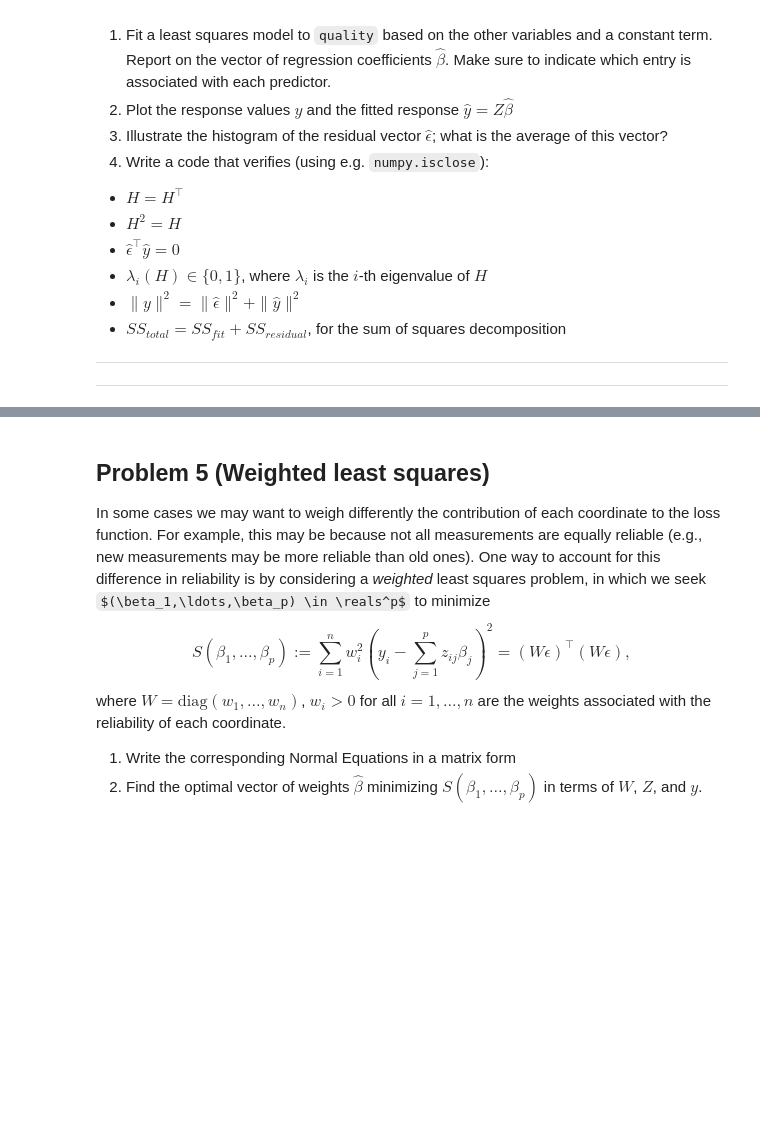
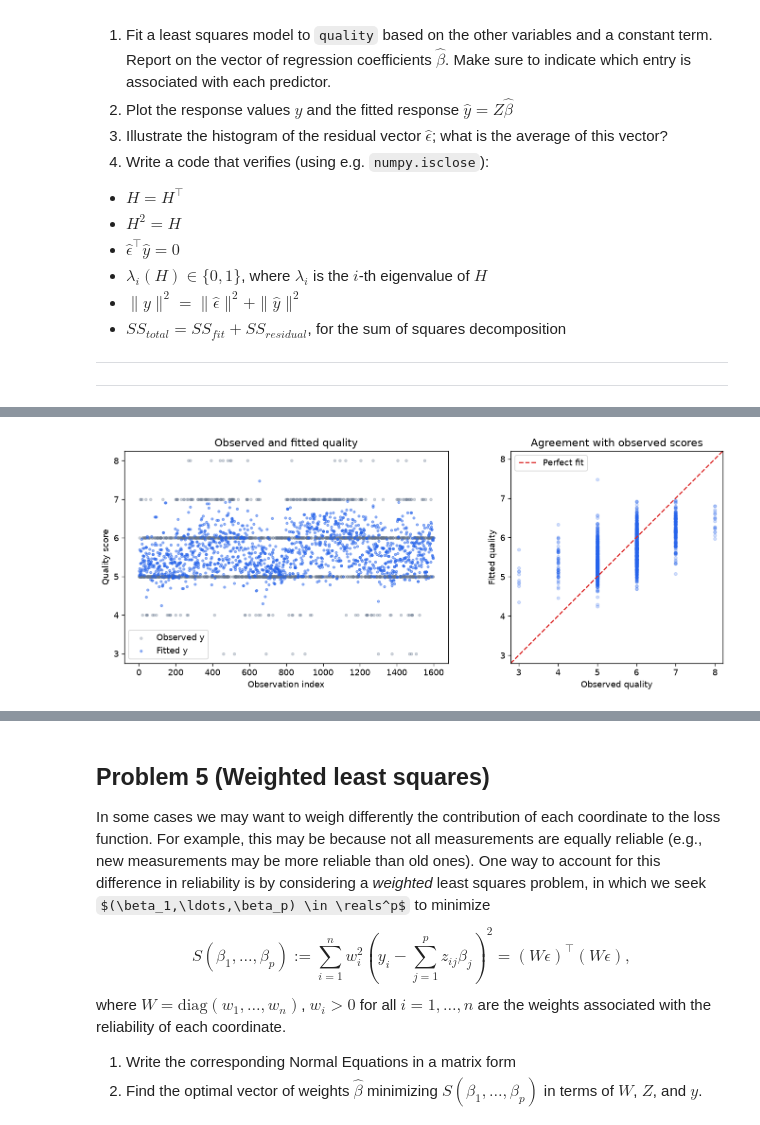
Before and after one commit to MendSe/Advanced-Statistics, a Jupyter notebook: Ex1/hw1.ipynb, the cells around one changed output, grey strips where cells are left out. Drawn from its saved outputs; the diff is of its cells as text; code cells hidden in the pictures; some formulas as TeX source; blank space fills up the shorter version.

```diff
--- a/Ex1/hw1.ipynb
+++ b/Ex1/hw1.ipynb
@@ -124,0 +196,18 @@ Download the file `winequality-red.csv`. Use `quality` as the response variable
+# %%
+fig, axes = plt.subplots(1, 2, figsize=(12, 4.5), constrained_layout=True)
+index = np.arange(1, n + 1)
+axes[0].scatter(index, y, s=10, alpha=0.28, color='#64748b', label='Observed y')
+axes[0].scatter(index, y_hat, s=8, alpha=0.45, color='#2563eb', label='Fitted y')
+axes[0].set(xlabel='Observation index', ylabel='Quality score', title='Observed and fitted quality')
+axes[0].legend()
+
+axes[1].scatter(y, y_hat, s=14, alpha=0.20, color='#2563eb')
+low, high = min(y.min(), y_hat.min()) - 0.2, max(y.max(), y_hat.max()) + 0.2
+axes[1].plot([low, high], [low, high], '--', color='#dc2626', label='Perfect fit')
+axes[1].set(xlabel='Observed quality', ylabel='Fitted quality',
+            title='Agreement with observed scores', xlim=(low, high), ylim=(low, high))
+axes[1].set_aspect('equal', adjustable='box')
+axes[1].legend()
+plt.show()
+# %% [output]
+[figure, added]
```
Also changed, not shown: parts of 10 cells of this notebook.
